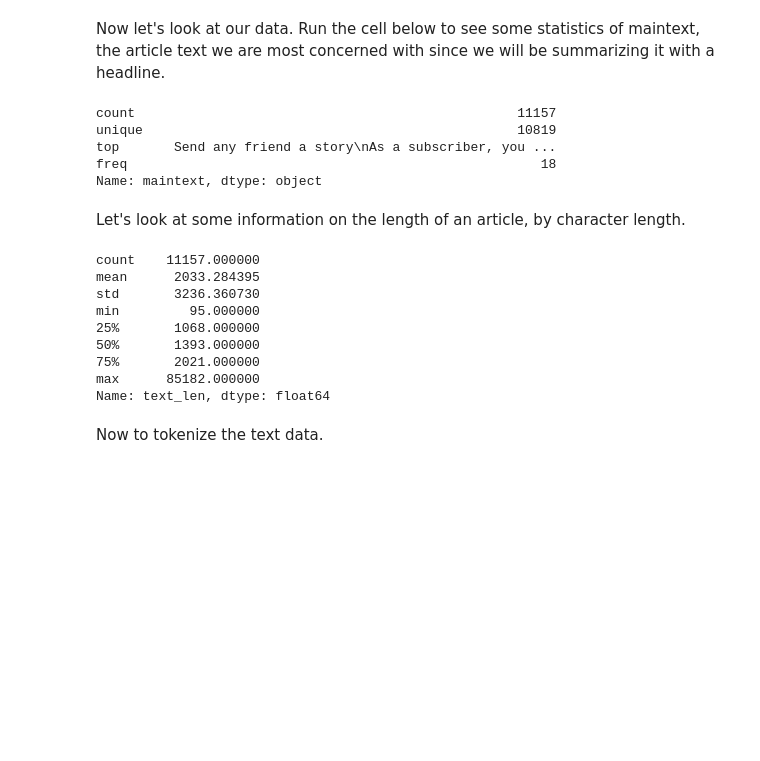
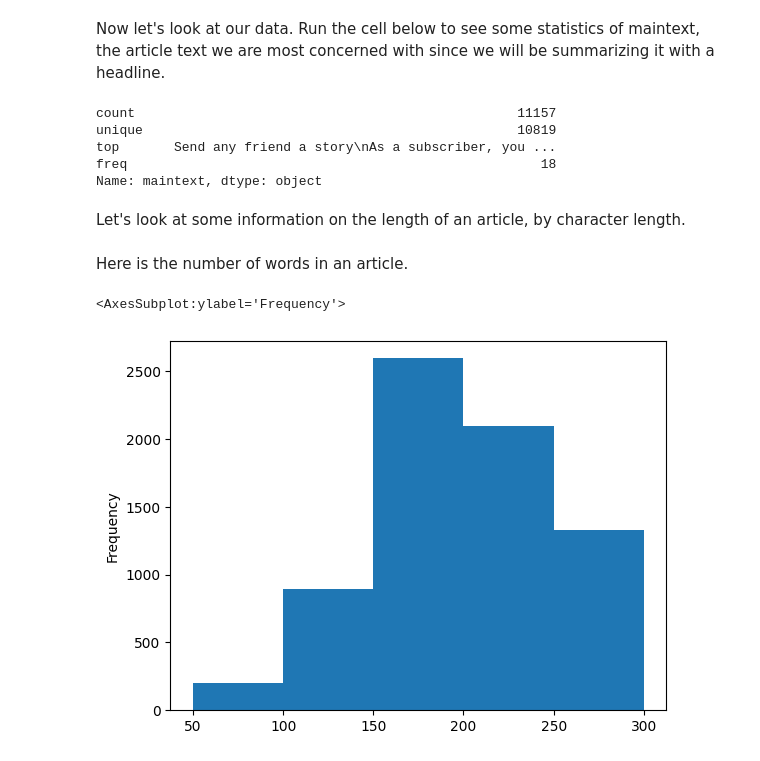
Before and after one commit to sgeinitz/cs39aa_project, a Jupyter notebook: project_part1.ipynb, the cells around one changed output. Drawn from its saved outputs; the diff is of its cells as text; code cells hidden in the pictures; blank space fills up the shorter version.

```diff
--- a/project_part1.ipynb
+++ b/project_part1.ipynb
@@ -45,32 +50,22 @@ df.head()
 | 5 | I’m the art editor at The Times. ... | en | What’s in Our Queue? Young Father... | What’s in Our Queue? Young Father... |
 # %% [markdown]
 Now let's look at our data. Run the cell below to see some statistics of maintext, the article text we are most concerned with since we will be summarizing it with a headline.
-# %%
-df['text_len'] = df['maintext'].str.len()
-#data = df['text_len']
-#plt.bar(df['text_len'],10,data=data)
-#plt.show()
-df.maintext.describe()
-#print(f"Mean # of characters in text: {df['text_len'].mean()}")
-# %% [output]
-count                                                 11157
-unique                                                10819
-top       Send any friend a story\nAs a subscriber, you ...
-freq                                                     18
-Name: maintext, dtype: object
+# %%
+df.maintext.describe()
+# %% [output]
+count                                                 11157
+unique                                                10819
+top       Send any friend a story\nAs a subscriber, you ...
+freq                                                     18
+Name: maintext, dtype: object
 # %% [markdown]
 Let's look at some information on the length of an article, by character length.
-# %%
-df.text_len.describe()
-# %% [output]
-count    11157.000000
-mean      2033.284395
-std       3236.360730
-min         95.000000
-25%       1068.000000
-50%       1393.000000
-75%       2021.000000
-max      85182.000000
-Name: text_len, dtype: float64
-# %% [markdown]
-Now to tokenize the text data.
+# %% [markdown]
+Here is the number of words in an article.
+# %%
+df.maintext.str.split().\
+    map(lambda x: len(x)).\
+    plot(ylabel='articles', xlabel='sentences', kind= 'hist', bins= [50, 100, 150, 200, 250, 300])
+# %% [output]
+<AxesSubplot:ylabel='Frequency'>
+[figure, added]
```
Also changed, not shown: parts of 8 cells of this notebook.
